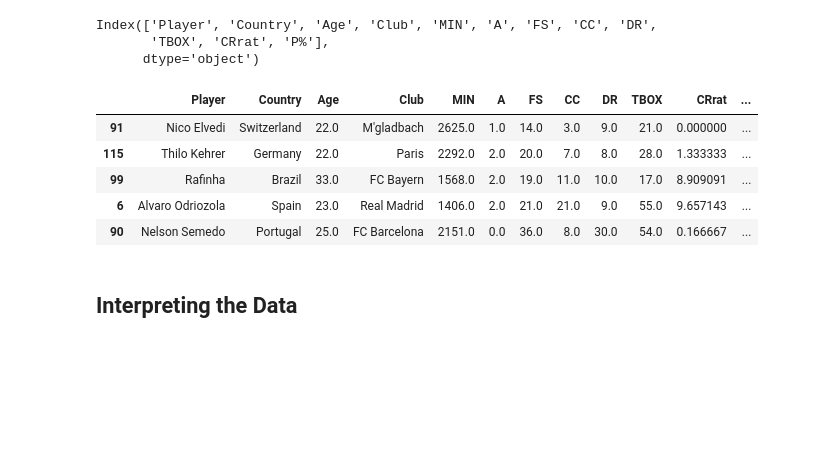
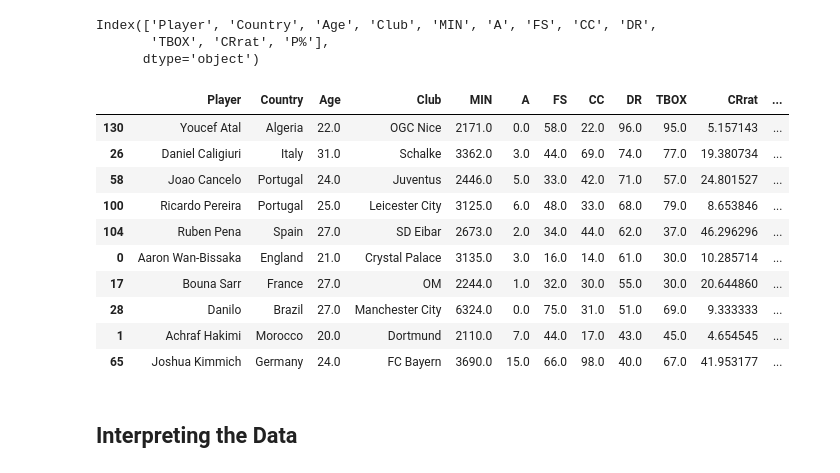
Before and after one commit to rkaahean/fbtyics, a Jupyter notebook: Right Backs/Offensive Right Backs/RB Analysis.ipynb, the cells around one changed output. Cells and saved outputs as stored; diff of their text form; code cells hidden in the pictures; blank space fills up the shorter version.

```diff
--- a/Right Backs/Offensive Right Backs/RB Analysis.ipynb
+++ b/Right Backs/Offensive Right Backs/RB Analysis.ipynb
@@ -150,14 +150,19 @@ Index(['Player', 'Country', 'Age', 'Club', 'MIN', 'A', 'FS', 'CC', 'DR',
        'TBOX', 'CRrat', 'P%'],
       dtype='object')
 # %%
-adf.sort_values(by = 'P%', ascending=False).head()
+adf.sort_values(by = 'DR', ascending=False).head(10)
 # %% [output]
 |  | Player | Country | Age | Club | MIN | A | FS | CC | DR | TBOX | CRrat | ... |
-| 91 | Nico Elvedi | Switzerland | 22.0 | M'gladbach | 2625.0 | 1.0 | 14.0 | 3.0 | 9.0 | 21.0 | 0.000000 | ... |
-| 115 | Thilo Kehrer | Germany | 22.0 | Paris | 2292.0 | 2.0 | 20.0 | 7.0 | 8.0 | 28.0 | 1.333333 | ... |
-| 99 | Rafinha | Brazil | 33.0 | FC Bayern | 1568.0 | 2.0 | 19.0 | 11.0 | 10.0 | 17.0 | 8.909091 | ... |
-| 6 | Alvaro Odriozola | Spain | 23.0 | Real Madrid | 1406.0 | 2.0 | 21.0 | 21.0 | 9.0 | 55.0 | 9.657143 | ... |
-| 90 | Nelson Semedo | Portugal | 25.0 | FC Barcelona | 2151.0 | 0.0 | 36.0 | 8.0 | 30.0 | 54.0 | 0.166667 | ... |
+| 130 | Youcef Atal | Algeria | 22.0 | OGC Nice | 2171.0 | 0.0 | 58.0 | 22.0 | 96.0 | 95.0 | 5.157143 | ... |
+| 26 | Daniel Caligiuri | Italy | 31.0 | Schalke | 3362.0 | 3.0 | 44.0 | 69.0 | 74.0 | 77.0 | 19.380734 | ... |
+| 58 | Joao Cancelo | Portugal | 24.0 | Juventus | 2446.0 | 5.0 | 33.0 | 42.0 | 71.0 | 57.0 | 24.801527 | ... |
+| 100 | Ricardo Pereira | Portugal | 25.0 | Leicester City | 3125.0 | 6.0 | 48.0 | 33.0 | 68.0 | 79.0 | 8.653846 | ... |
+| 104 | Ruben Pena | Spain | 27.0 | SD Eibar | 2673.0 | 2.0 | 34.0 | 44.0 | 62.0 | 37.0 | 46.296296 | ... |
+| 0 | Aaron Wan-Bissaka | England | 21.0 | Crystal Palace | 3135.0 | 3.0 | 16.0 | 14.0 | 61.0 | 30.0 | 10.285714 | ... |
+| 17 | Bouna Sarr | France | 27.0 | OM | 2244.0 | 1.0 | 32.0 | 30.0 | 55.0 | 30.0 | 20.644860 | ... |
+| 28 | Danilo | Brazil | 27.0 | Manchester City | 6324.0 | 0.0 | 75.0 | 31.0 | 51.0 | 69.0 | 9.333333 | ... |
+| 1 | Achraf Hakimi | Morocco | 20.0 | Dortmund | 2110.0 | 7.0 | 44.0 | 17.0 | 43.0 | 45.0 | 4.654545 | ... |
+| 65 | Joshua Kimmich | Germany | 24.0 | FC Bayern | 3690.0 | 15.0 | 66.0 | 98.0 | 40.0 | 67.0 | 41.953177 | ... |
 # %% [markdown]
 ## Interpreting the Data
 # %%
```
Also changed, not shown: parts of 10 cells of this notebook, 3 other files.
